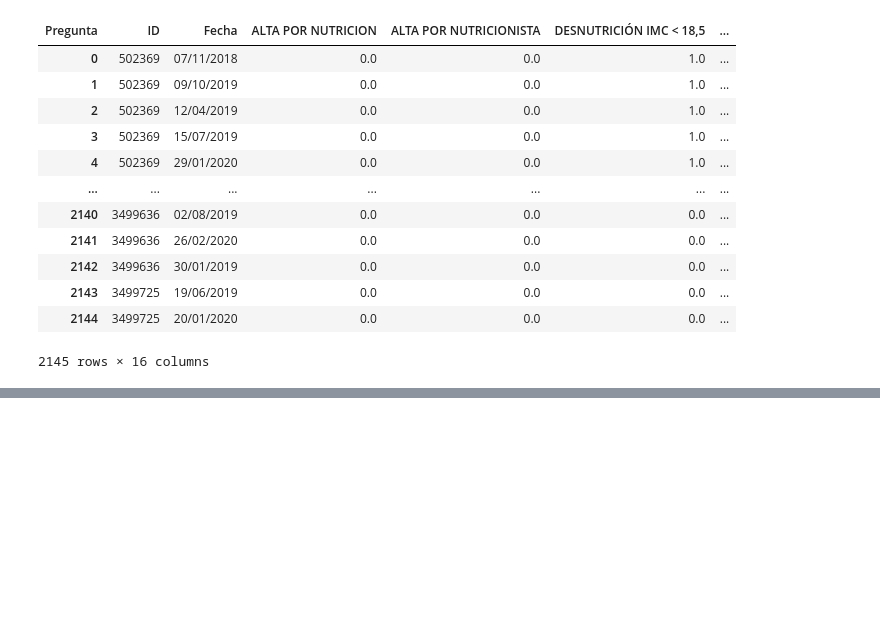
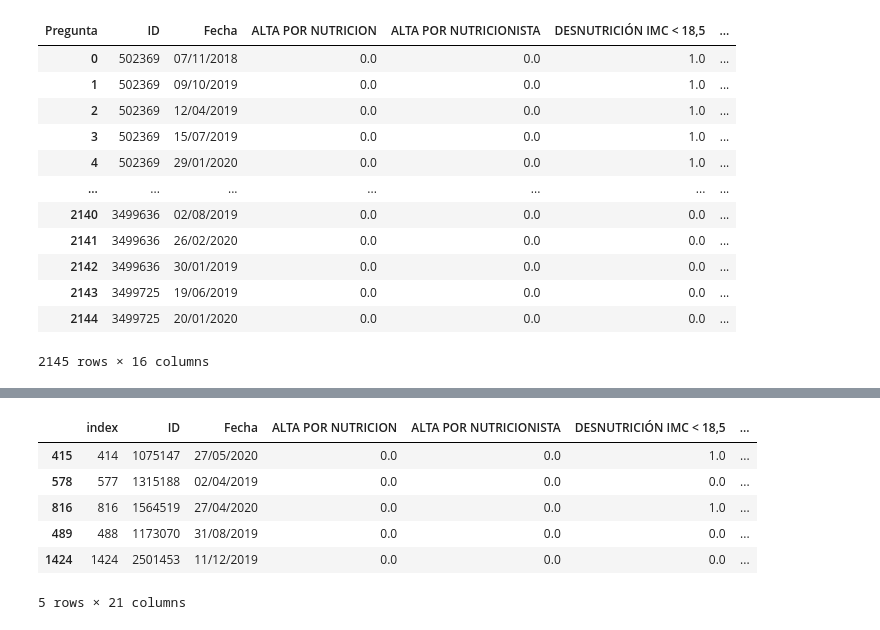
Before and after one commit to mavalderrama/helpharma, a Jupyter notebook: notebooks/Nutricion_EDA.ipynb, the cells around one changed output, grey strips where cells are left out. Cells and saved outputs as stored; diff of their text form; code cells hidden in the pictures; blank space fills up the shorter version.

```diff
--- a/notebooks/Nutricion_EDA.ipynb
+++ b/notebooks/Nutricion_EDA.ipynb
@@ -125,0 +210,10 @@ merge_nutricion.to_csv('Nutricion.csv', sep=",")
+# %%
+nutricion2.sample(5)
+# %% [output]
+|  | index | ID | Fecha | ALTA POR NUTRICION | ALTA POR NUTRICIONISTA | DESNUTRICIÓN IMC < 18,5 | ... |
+| 415 | 414 | 1075147 | 27/05/2020 | 0.0 | 0.0 | 1.0 | ... |
+| 578 | 577 | 1315188 | 02/04/2019 | 0.0 | 0.0 | 0.0 | ... |
+| 816 | 816 | 1564519 | 27/04/2020 | 0.0 | 0.0 | 1.0 | ... |
+| 489 | 488 | 1173070 | 31/08/2019 | 0.0 | 0.0 | 0.0 | ... |
+| 1424 | 1424 | 2501453 | 11/12/2019 | 0.0 | 0.0 | 0.0 | ... |
+5 rows × 21 columns
```
Also changed, not shown: parts of 21 cells of this notebook, 1 other file.
